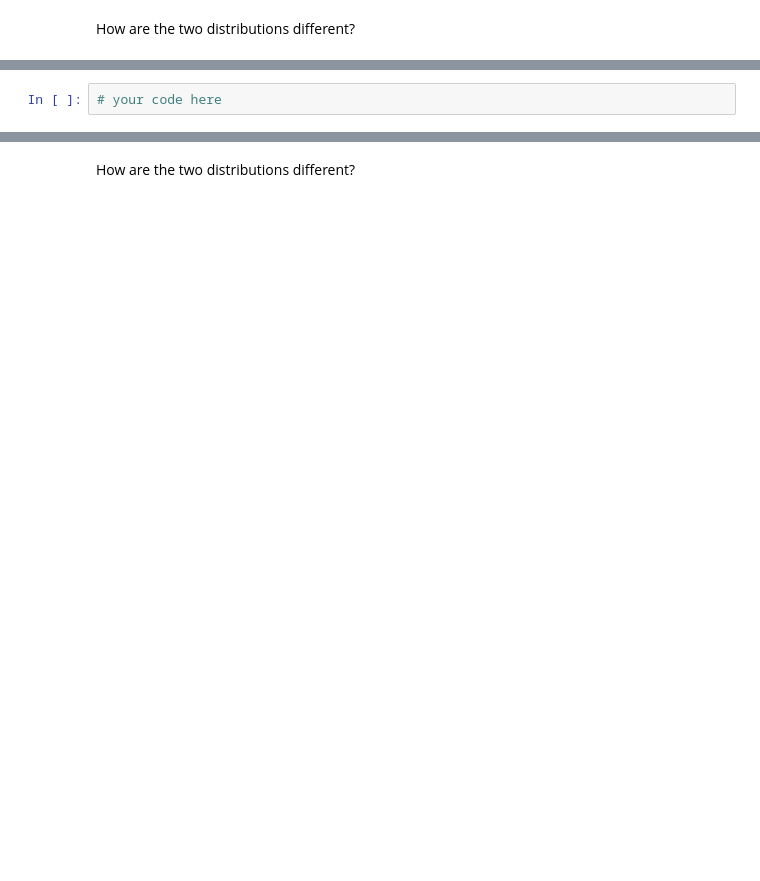
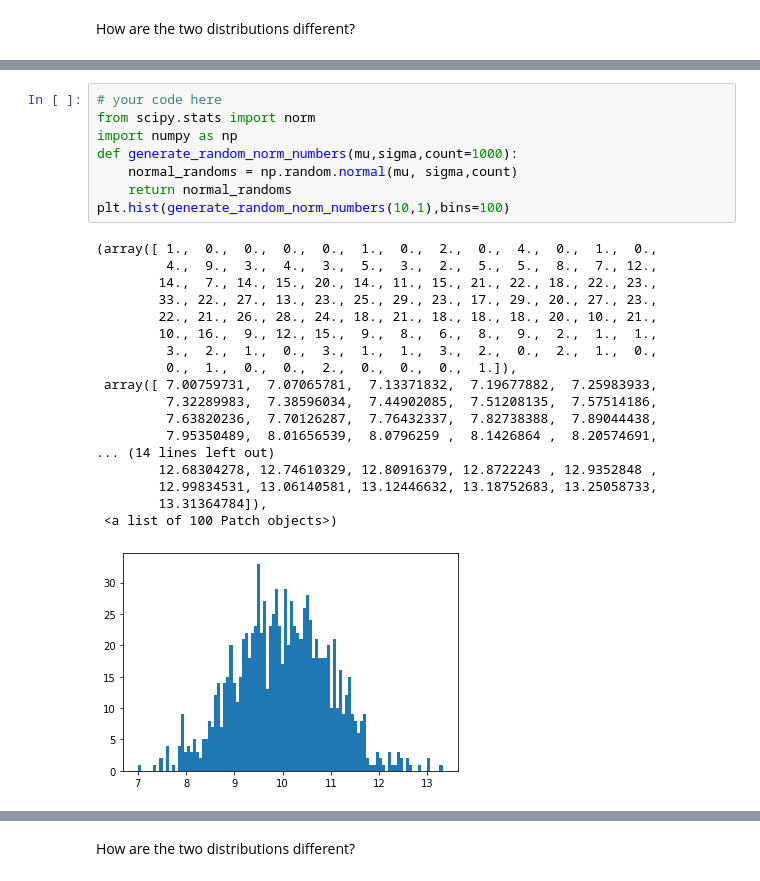
Before and after one commit to ironhack-datalabs/datamad1019, a Jupyter notebook: module-2/lab-continuous-probability-distribution/your-code/main.ipynb, the cells around one changed output, grey strips where cells are left out. Drawn from its saved outputs; the diff is of its cells as text; blank space fills up the shorter version.

```diff
--- a/module-2/lab-continuous-probability-distribution/your-code/main.ipynb
+++ b/module-2/lab-continuous-probability-distribution/your-code/main.ipynb
@@ -59,5 +91,30 @@ How are the two distributions different?
 Expected output:
 
 ![normal distribution](nd.png)
-# %%
-# your code here
+# %%
+# your code here
+from scipy.stats import norm
+import numpy as np
+def generate_random_norm_numbers(mu,sigma,count=1000):
+    normal_randoms = np.random.normal(mu, sigma,count)
+    return normal_randoms
+plt.hist(generate_random_norm_numbers(10,1),bins=100)
+# %% [output]
+(array([ 1.,  0.,  0.,  0.,  0.,  1.,  0.,  2.,  0.,  4.,  0.,  1.,  0.,
+         4.,  9.,  3.,  4.,  3.,  5.,  3.,  2.,  5.,  5.,  8.,  7., 12.,
+        14.,  7., 14., 15., 20., 14., 11., 15., 21., 22., 18., 22., 23.,
+        33., 22., 27., 13., 23., 25., 29., 23., 17., 29., 20., 27., 23.,
+        22., 21., 26., 28., 24., 18., 21., 18., 18., 18., 20., 10., 21.,
+        10., 16.,  9., 12., 15.,  9.,  8.,  6.,  8.,  9.,  2.,  1.,  1.,
+         3.,  2.,  1.,  0.,  3.,  1.,  1.,  3.,  2.,  0.,  2.,  1.,  0.,
+         0.,  1.,  0.,  0.,  2.,  0.,  0.,  0.,  1.]),
+ array([ 7.00759731,  7.07065781,  7.13371832,  7.19677882,  7.25983933,
+         7.32289983,  7.38596034,  7.44902085,  7.51208135,  7.57514186,
+         7.63820236,  7.70126287,  7.76432337,  7.82738388,  7.89044438,
+         7.95350489,  8.01656539,  8.0796259 ,  8.1426864 ,  8.20574691,
+... (14 lines left out)
+        12.68304278, 12.74610329, 12.80916379, 12.8722243 , 12.9352848 ,
+        12.99834531, 13.06140581, 13.12446632, 13.18752683, 13.25058733,
+        13.31364784]),
+ <a list of 100 Patch objects>)
+[figure, added]
```
Also changed, not shown: parts of 19 cells of this notebook.
